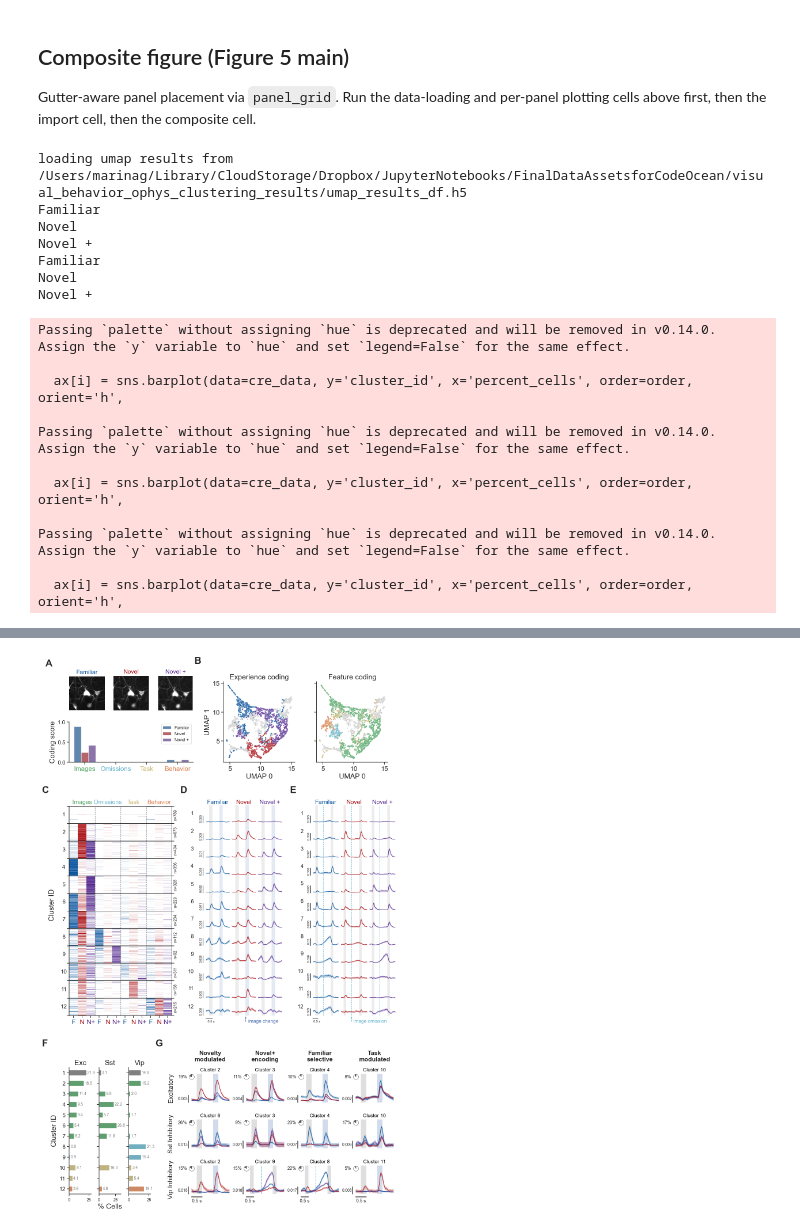
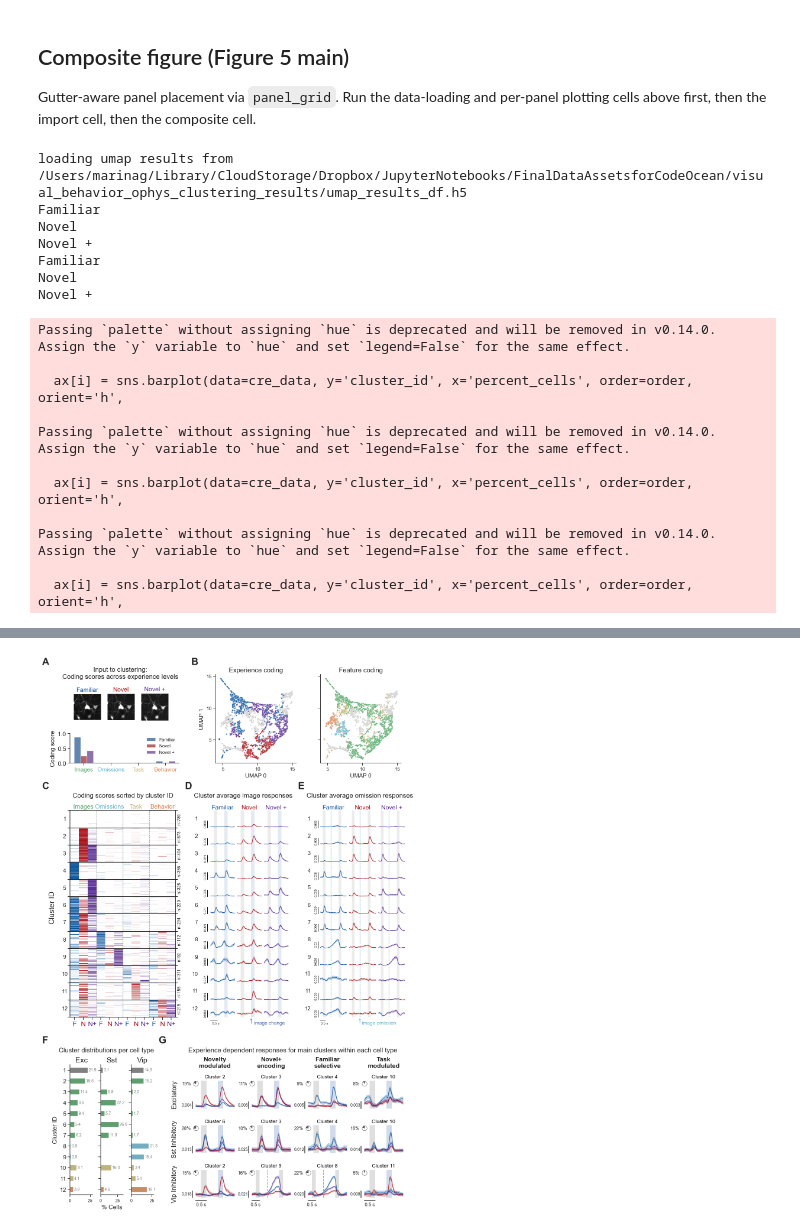
Before and after one commit to AllenInstitute/visual_behavior_analysis, a Jupyter notebook: notebooks/platform_paper_figures/figure_5_main.ipynb, the cells around one changed output, grey strips where cells are left out. Saved outputs shown, nothing was run; the diff lists cells and outputs as text; code cells hidden in the pictures.

```diff
--- a/notebooks/platform_paper_figures/figure_5_main.ipynb
+++ b/notebooks/platform_paper_figures/figure_5_main.ipynb
@@ -449,13 +443,13 @@ fig_setup(fig)
 # check_label_overlap was clean. Layout: A,B top | C,D,E middle |
 # F bottom-left (tall, % cells) | G bottom-right (3x4 example clusters).
 REGIONS = {
-    'A': [0.011, 0.436, 0.000, 0.182],   # top-left  : single-cell coding example
-    'B': [0.436, 0.980, 0.000, 0.180],   # top-right : UMAP (flush to figure top)
+    'A': [0.040, 0.436, 0.017, 0.199],   # top-left  : single-cell coding example (plots nudged up)
+    'B': [0.410, 0.990, 0.015, 0.198],   # top-right : UMAP (moved left + wider)
     'C': [0.001, 0.370, 0.224, 0.624],   # mid-left  : cluster coding heatmap (thinner)
-    'D': [0.390, 0.680, 0.224, 0.620],   # mid       : change traces (wider)
+    'D': [0.390, 0.680, 0.224, 0.624],   # mid       : change traces (aligned top+bottom with E)
     'E': [0.700, 1.000, 0.224, 0.624],   # mid-right : omission traces (wider)
-    'F': [0.000, 0.310, 0.665, 0.930],   # BOTTOM-LEFT (tall): % cells per cell type (gap before G)
-    'G': [0.320, 0.995, 0.665, 0.930],   # BOTTOM-RIGHT (wide): example clusters 3x4
+    'F': [0.000, 0.310, 0.655, 0.920],   # BOTTOM-LEFT (moved up a little)
+    'G': [0.320, 0.995, 0.675, 0.925],   # BOTTOM-RIGHT (bottom raised; top unchanged)
 }
 F_GUTTER = (20, 28)   # smaller letter gutter for F so the plot can sit further left
 
@@ -474,12 +468,14 @@ n_cl = len(cluster_order)
 # ---- A: 3 ROI masks (top sub-row) + 1 full-width coding-score bar (bottom) ----
 A_CELL = 1086620671
 Ax0, Ax1, Ay0, Ay1 = REGIONS['A']
-A_top = [Ax0, Ax1, Ay0 + 0.05 * (Ay1 - Ay0), Ay0 + 0.52 * (Ay1 - Ay0)]   # ROI row: taller (lower bottom, same top)
-A_bot = [Ax0, Ax1, Ay0 + 0.56 * (Ay1 - Ay0), Ay1]                        # coding-score bar
+A_top = [Ax0 + 0.03, Ax1 - 0.08, Ay0 + 0.13 * (Ay1 - Ay0), Ay0 + 0.58 * (Ay1 - Ay0)]   # ROI row: narrower + nudged right
+A_bot = [Ax0 - 0.025, Ax1 - 0.05, Ay0 + 0.63 * (Ay1 - Ay0), Ay1]         # coding-score bar: left + narrower (right extent reduced)
 # A/C/F left-spines are aligned to F's spine: gutter+decoration chosen so each panel's
 # inner-axes left edge lands in the same 0.01 cell that F does (verified spine x0 == 0.08).
-axA_roi = np.atleast_1d(panel(fig, A_top[:2], A_top[2:], 'A', dim=(1, 3), wspace=0.25,
-                              gutter_pt=(20, 28), decoration_pt=(35, 0)))
+# 'A' letter at the top-left of the full A region (kept up top so it lines up with B's letter)
+_axA_letter = panel(fig, [REGIONS['C'][0], Ax1], [REGIONS['B'][2], Ay1], 'A', dim=(1, 1)); _axA_letter.axis('off')  # letter aligned with B
+axA_roi = np.atleast_1d(panel(fig, A_top[:2], A_top[2:], None, dim=(1, 3), wspace=0.25,
+                              gutter_pt=(10, 28), decoration_pt=(4, 0)))
 axA_bar = panel(fig, A_bot[:2], A_bot[2:], None, dim=(1, 1),
                 gutter_pt=(0, 0), decoration_pt=(54, 0))
 
@@ -507,11 +503,15 @@ for e, lvl in enumerate(exp_levels_A):
     a.set_title(lvl, color=exp_colors_A[e], fontsize=15)
 globals()['_fig5_A_datasets'] = _dsets
 pse.plot_coding_scores_for_cell(cell_drop_A, ax=axA_bar)
-axA_bar.tick_params(axis='y', labelsize=14)                      # match panel C cluster-label size
+axA_bar.tick_params(axis='both', labelsize=15)                   # y-ticks up, x-ticks down, matched
 _acols = [t.get_color() for t in axA_bar.get_xticklabels()]      # capitalize x labels, keep colors
 axA_bar.set_xticklabels([t.get_text().capitalize() for t in axA_bar.get_xticklabels()])
 for _t, _c in zip(axA_bar.get_xticklabels(), _acols):
-    _t.set_color(_c)
+    _t.set_color(_c); _t.set_fontsize(14)   # x-tick labels (set_xticklabels above resets the size)
+_lh, _ll = axA_bar.get_legend_handles_labels()   # move the F/N/N+ legend inside, upper-right
+if _lh:
+    axA_bar.legend(_lh, _ll, loc='upper right', fontsize=11, frameon=False)
+axA_bar.yaxis.label.set_fontsize(15)             # 'Coding score' y-label
 
 # ---- B: UMAP - Experience coding + Feature coding ----
 # Self-contained: recompute the UMAP subset + per-cell colors here so panel B does
@@ -536,7 +536,7 @@ _colB = [_expdict[c] for c in _cid]
 _edgeB = [_featdict[c] for c in _cid]
 
 axB = np.atleast_1d(panel(fig, REGIONS['B'][:2], REGIONS['B'][2:], 'B', has_title=True,
-                          dim=(1, 2), wspace=0.3, sharey=True, title_room_pt=16,
+                          dim=(1, 2), wspace=0.3, sharey=True, title_room_pt=8,
                           gutter_pt=(20, 28), decoration_pt=(46, 0)))  # tighter letter->plot gap
 sns.scatterplot(data=_umapB, x='x', y='y', s=10, ax=axB[0], color=_colB, alpha=0.8)
 axB[0].set_title('Experience coding'); axB[0].set_xlabel('UMAP 0'); axB[0].set_ylabel('UMAP 1')
@@ -545,6 +545,8 @@ axB[1].set_title('Feature coding'); axB[1].set_xlabel('UMAP 0')
 axB[1].set_ylabel(''); axB[1].tick_params(labelleft=False)   # shared y; drop the stray 'y' label
 for _a in axB:                                               # matching ticks in increments of 5
     _a.set_xticks([5, 10, 15]); _a.set_yticks([5, 10, 15])
+    _a.title.set_fontsize(16); _a.xaxis.label.set_fontsize(14); _a.yaxis.label.set_fontsize(14)
+    _a.tick_params(labelsize=12)
 
 # ---- C: cluster coding-score heatmap (one row per cluster) ----
 axC = list(np.atleast_1d(panel(fig, REGIONS['C'][:2], REGIONS['C'][2:], 'C',
@@ -554,6 +556,9 @@ plotting.plot_coding_score_heatmap_matched(
     cluster_meta, feature_matrix, sort_by='cluster_id', cluster_order=cluster_order,
     session_colors=True, experience_index=None, title='',
     save_dir=None, folder=None, suffix='', ax=axC)
+for _a in axC:                                   # smaller 'Cluster ID' y-label
+    if _a.get_ylabel():
+        _a.yaxis.label.set_fontsize(13)
 
 # ---- D: population CHANGE responses per cluster ----
 axD_grid = np.array(panel(fig, REGIONS['D'][:2], REGIONS['D'][2:], 'D',
@@ -594,6 +599,7 @@ if 'cell_specimen_id' not in tmpF.columns:
 tmpF['dominant_feature_cluster'] = tmpF['cluster_id'].map(_domF)
 
 axF = list(np.atleast_1d(panel(fig, REGIONS['F'][:2], REGIONS['F'][2:], 'F', has_title=True,
+                               title_room_pt=34,   # extra top room so the section title sits above the Exc/Sst/Vip headers
                                dim=(1, 3), wspace=0.35, sharey=True,   # wider gaps so bar value labels show
                                gutter_pt=F_GUTTER, decoration_pt=DP['F'])))
 plotting.plot_percent_cells_per_cluster_per_cre_dominant_feature(
@@ -607,14 +613,17 @@ for _a in axF[1:]:
 for _a in axF:
     _a.tick_params(axis='x', labelsize=10)   # % Cells tick labels
 axF[0].tick_params(axis='y', labelsize=14)   # cluster-ID ticks match panel C
+axF[0].yaxis.label.set_fontsize(15)          # 'Cluster ID' y-label (matched with x-label)
+for _a in axF:
+    _a.xaxis.label.set_fontsize(15)          # '% Cells' x-label (matched with y-label)
 
 # ---- G: example clusters per cell type (with proportion pies) ----
 # reserve the letter + gutter with panel(), then embed the multi-axes grid via fig+bbox
-axG_lbl = panel(fig, REGIONS['G'][:2], REGIONS['G'][2:], 'G', dim=(1, 1))
+axG_lbl = panel(fig, REGIONS['G'][:2], [0.655, REGIONS['G'][3]], 'G', dim=(1, 1))  # letter aligned with F
 axG_lbl.axis('off')
 # Insets tuned in the mock so the embedded grid's col-0 cell-type labels (drawn at
 # ax.transAxes x=-0.55) and 2-line column headers clear the G letter gutter.
-G_INSET_L, G_INSET_T = 0.105, 0.056   # left: grid near the G letter (20pt gutter); top: headers clear it
+G_INSET_L, G_INSET_T = 0.105, 0.052   # left: grid near the G letter; top: lowered so the section title fits above
 G_FONT = 1.4   # scale up all of panel G's fonts
 G_bbox = [REGIONS['G'][0] + G_INSET_L, REGIONS['G'][2] + G_INSET_T,
           REGIONS['G'][1], REGIONS['G'][3]]
@@ -629,6 +638,10 @@ for _a in np.array(axG, dtype=object).ravel():
     _a.tick_params(labelsize=8 * G_FONT)
     for _t in _a.texts:
         _t.set_fontsize(_t.get_fontsize() * G_FONT)
+for _a in np.array(axG, dtype=object).ravel():   # cell-type row labels 1 pt smaller
+    for _t in _a.texts:
+        if 'Excitatory' in _t.get_text() or 'Inhibitory' in _t.get_text():
+            _t.set_fontsize(_t.get_fontsize() - 1)
 
 # ---- snap inner-panel y-labels right up against their gutters (MEASURED, not guessed) ----
 # B/D/E aren't leftmost, so their labels can't spill into the margin like A/C/F -- this
@@ -637,15 +650,40 @@ for _a in np.array(axG, dtype=object).ravel():
 # the letter); A/C/F are left aligned already, so leave them.
 snug_left_to_gutter(fig, REGIONS, only=['B'], gutter_pt=(20, 28))
 snug_left_to_gutter(fig, REGIONS, only=['D', 'E'], gutter_pt=(20, 28))
-# pull the has_title panels' column headers up to the top gutter (removes excess title_room)
-snug_top_to_gutter(fig, REGIONS, only=['C', 'D', 'E'])
+# (snug_top intentionally NOT applied to C/D/E: leaving the has_title room in place drops each
+# plot's TOP down a little -- bottoms unchanged -- so the section titles have clear room above the headers)
+# snug_top_to_gutter(fig, REGIONS, only=['C', 'D', 'E'])
+
+# nudge the D and E panel letters ever so slightly to the right
+for _lax in fig.axes:
+    if getattr(_lax, '_panel_grid_label_ax', False):
+        _lp = _lax.get_position()
+        if abs(_lp.x0 - REGIONS['D'][0]) < 0.008 or abs(_lp.x0 - REGIONS['E'][0]) < 0.008:
+            _lax.set_position([_lp.x0 + 0.003, _lp.y0, _lp.width, _lp.height])
+
+# ---- panel section titles (bold headers on the letter line; nudge fontsize/dy_pt if needed) ----
+panel_title(fig, (REGIONS['A'][0] - 0.04, REGIONS['A'][1]),
+            'Input to clustering:\nCoding scores across experience levels',
+            y_frac=0.038, fontsize=16)
+panel_title(fig, (0.08, REGIONS['C'][1]), 'Coding scores sorted by cluster ID',
+            y_frac=0.245, fontsize=16)
+# separate titles for D (image) and E (omission), each on its own panel's letter line
+panel_title(fig, (0.420, REGIONS['D'][1]), 'Cluster average image responses',
+            y_frac=0.245, fontsize=16, ha='left')
+panel_title(fig, (0.730, REGIONS['E'][1]), 'Cluster average omission responses',
+            y_frac=0.245, fontsize=16, ha='left')
+panel_title(fig, (0.050, REGIONS['F'][1]), 'Cluster distributions per cell type',
+            y_frac=0.676, fontsize=16)
+panel_title(fig, (0.390, REGIONS['G'][1]),
+            'Experience dependent responses for main clusters within each cell type',
+            y_frac=0.676, fontsize=16)
 
 # ---- audit + save ----
 # NOTE: A, C, F will each report a "left gutter" intrusion -- this is EXPECTED and intended:
 # their spines are aligned to F (far left), so the rotated y-labels sit in the gutter strip,
 # beside (not overlapping) the panel letters, which are at the top. Any OTHER warning is real.
 check_label_overlap(fig, REGIONS, gutter_pt=F_GUTTER)
-utils.save_figure(fig, figsize, save_dir, 'composite', 'figure_5_main_composite')
+utils.save_figure(fig, figsize, save_dir, 'composite', 'figure_5_main_composite', formats=['.png', '.pdf'])
 # %% [output]
 loading umap results from /Users/marinag/Library/CloudStorage/Dropbox/JupyterNotebooks/FinalDataAssetsforCodeOcean/visual_behavior_ophys_clustering_results/umap_results_df.h5
 Familiar
@@ -669 +711 @@ OVERLAP: axes of panel "A" intrudes into panel "A" (left gutter)
-[figure, old version]
+[figure, new version]
```
Also changed, not shown: parts of 8 cells of this notebook, 19 other files.
